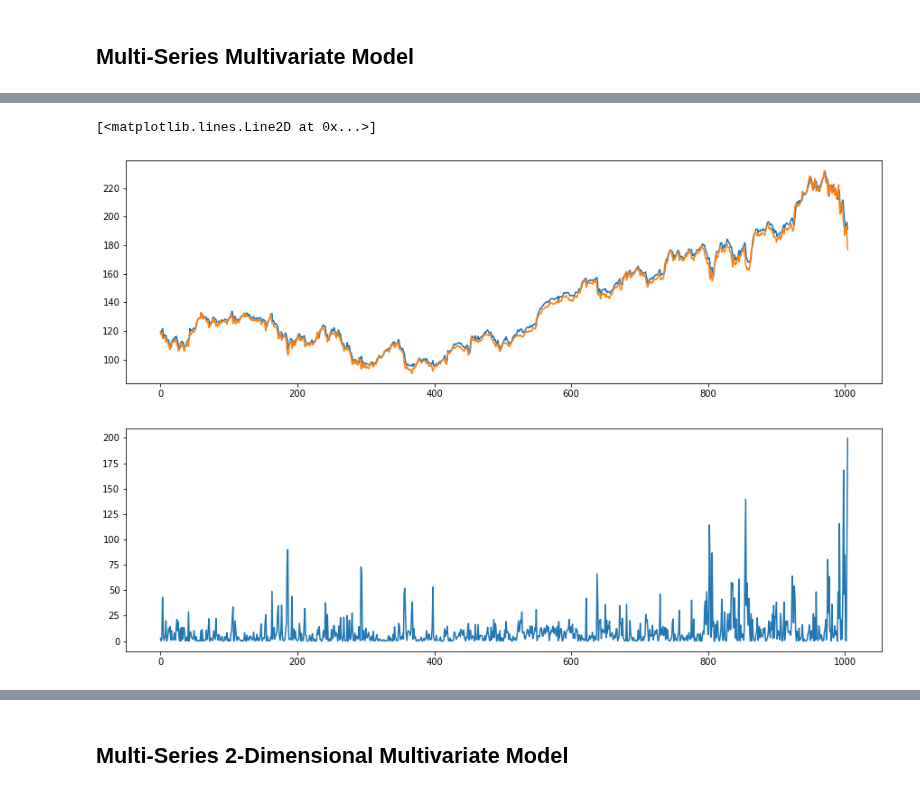
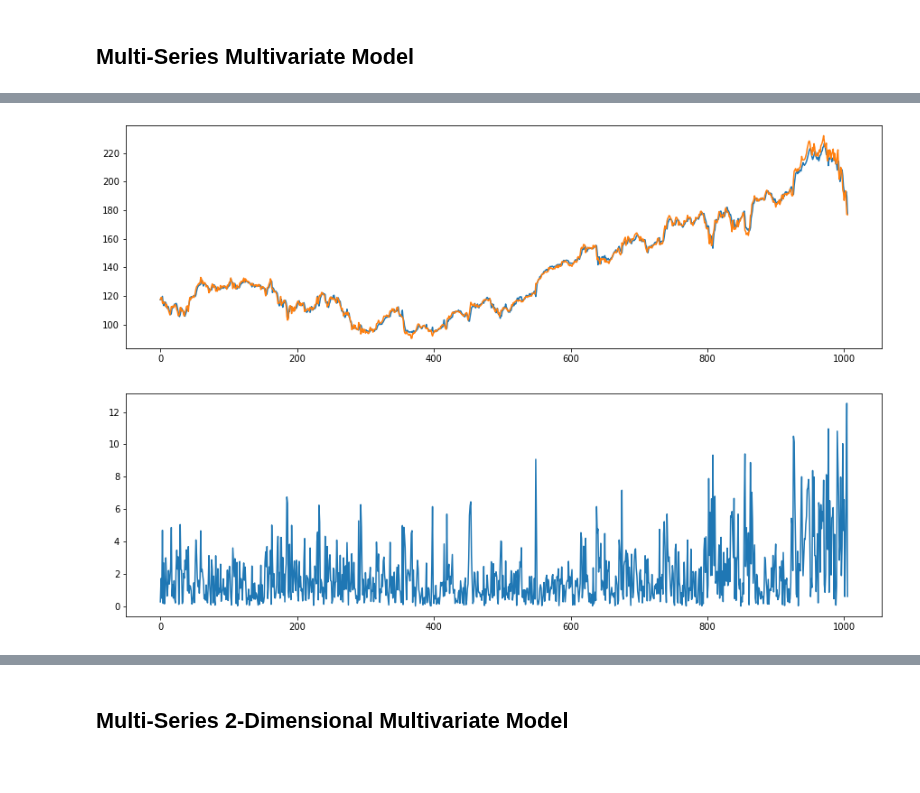
Before and after one commit to Samarmy/CS545TP, a Jupyter notebook: Armstrong-Choudhary-Hua-project.ipynb, the cells around one changed output, grey strips where cells are left out. Saved outputs shown, nothing was run; the diff lists cells and outputs as text; code cells hidden in the pictures.

```diff
--- a/Armstrong-Choudhary-Hua-project.ipynb
+++ b/Armstrong-Choudhary-Hua-project.ipynb
@@ -243,19 +243,20 @@ Epoch 10/10
 # %%
 predicted_stock_price = regressor.predict(X_train.reshape(X_train.shape[0], 1, X_train.shape[1], X_train.shape[2])).reshape(-1, 1)
 plt.figure(figsize=(15, 10))
 plt.subplot(2, 1, 1)
 
 predicted_stock_price = scSeries2.inverse_transform(predicted_stock_price)
 Y_train = scSeries2.inverse_transform(Y_train)
 plt.plot(predicted_stock_price)
 plt.plot(Y_train)
 
 plt.subplot(2, 1, 2)
-mse = (predicted_stock_price -Y_train)**2
-plt.plot(mse)
+rmse = np.sqrt((predicted_stock_price - Y_train)**2)
+plt.plot(rmse)
+
+plt.show()
 # %% [output]
-[<matplotlib.lines.Line2D at 0x...>]
-[figure, old version]
+[figure, new version]
 # %%
 X_test = []
 for i in range(look_back, testing_set.shape[0]):
```
Also changed, not shown: parts of 12 cells of this notebook.
